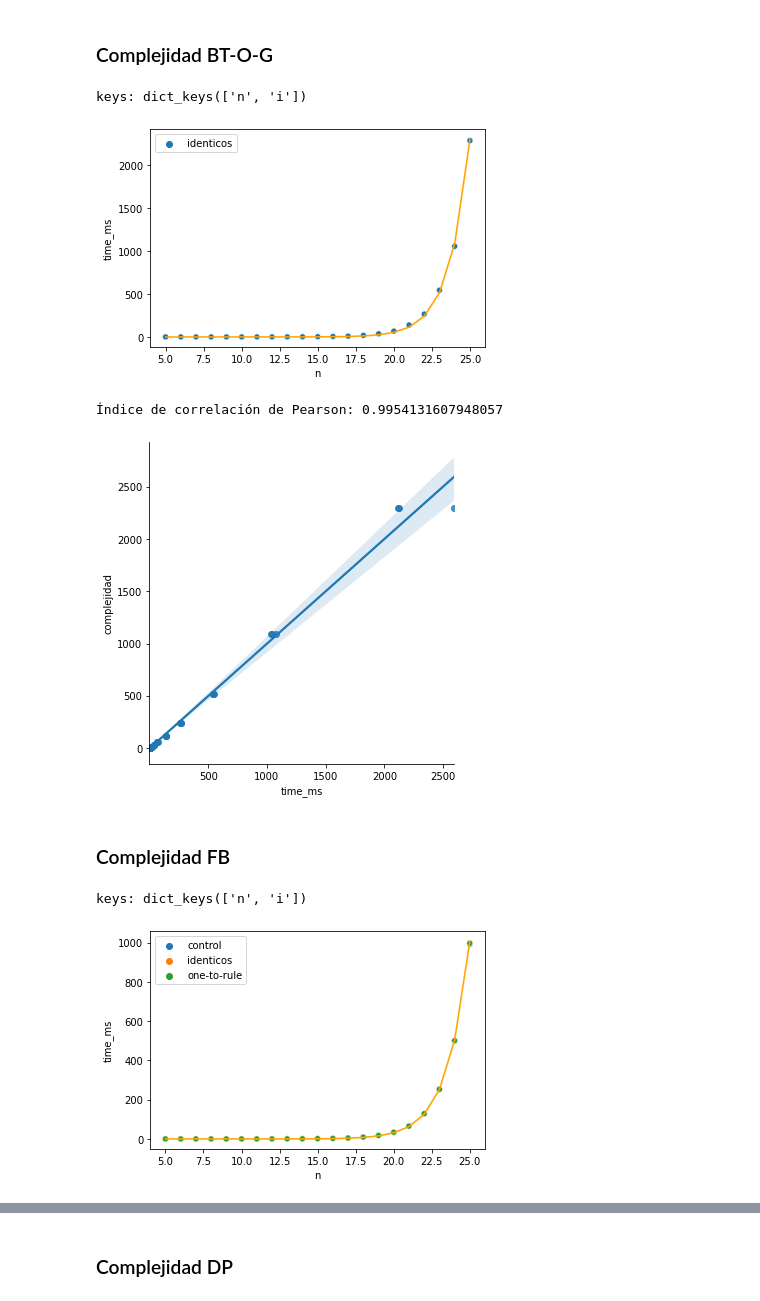
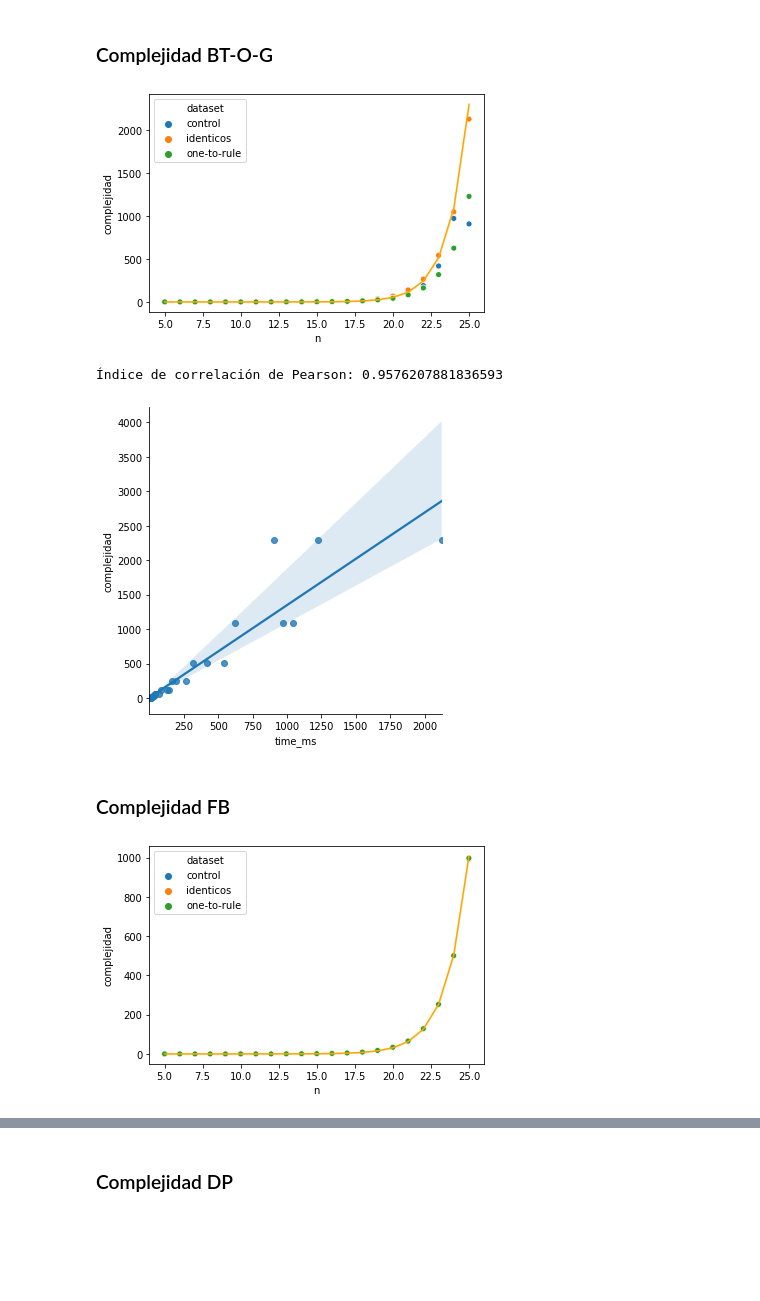
Before and after one commit to mnPanic/algo3-tp1, a Jupyter notebook: jupyter/analisis.ipynb, the cells around one changed output, grey strips where cells are left out. Cells and saved outputs as stored; diff of their text form; code cells hidden in the pictures; blank space fills up the shorter version.

```diff
--- a/jupyter/analisis.ipynb
+++ b/jupyter/analisis.ipynb
@@ -11,6 +11,7 @@ import matplotlib.pyplot as plt
 from typing import Dict
 # %%
 # Leemos los resultados para luego analizar cada dataset/experimento
+sns.set_style("whitegrid")
 df_results = pd.read_csv("resultados.csv")
 # %%
 # instancias/control/n_19-i_1.in
@@ -29,11 +30,14 @@ def parse_instance(filename: str) -> Dict[str, str]:
 
 def generate_attrs(df: pd.DataFrame) -> pd.DataFrame:
     df = df.copy()
-    attrs = parse_filename(df["instance"].iloc[0])
+    attrs = parse_instance(df["instance"].iloc[0])
     for k in attrs.keys():
         df[k] = df["instance"].map(lambda r: int(parse_instance(r)[k]))
 
     return df
+
+def correlacion_pearson(data_frame, columna1, columna2):
+    return np.corrcoef(data_frame[columna1], data_frame[columna2])[0,1];
 # %% [markdown]
 ### Complejidad BT-F
 # %%
@@ -77,29 +76,27 @@ def correlacion_pearson(data_frame, columna1, columna2):
 # %%
-df = generate_attrs(df_results[(df_results["algorithm"] == "BT-O-G") & (df_results["dataset"] == "identicos")])
-g = df.groupby(["dataset", "n"]).mean()
+df = generate_attrs(df_results[(df_results["algorithm"] == "BT-O-G")]) # & (df_results["dataset"] == "identicos")])
+df["complejidad"] = (2.0 ** df["n"]) * (np.log(df["n"]) * df["n"]) * 0.00000085 # Exponencial
+g = df.groupby(["dataset", "n"], as_index=False).median()
 sns.scatterplot(data=g, x="n", y="time_ms", hue="dataset")
 
-df["complejidad"] = (2.0 ** df["n"]) * (np.log(df["n"]) * df["n"]) * 0.00000085 # Exponencial
 fig = sns.lineplot(data=df, x='n', y='complejidad', color="orange")
 # %% [output]
-keys: dict_keys(['n', 'i'])
-[figure, old version]
+[figure, new version]
 # %%
-fig = sns.lmplot(data=df, x="time_ms", y="complejidad");
+fig = sns.lmplot(data=g, x="time_ms", y="complejidad");
 print("Índice de correlación de Pearson:", correlacion_pearson(df, "time_ms", "complejidad"));
 # %% [output]
-Índice de correlación de Pearson: 0.9954131607948057
+Índice de correlación de Pearson: 0.9576207881836593
-[figure, old version]
+[figure, new version]
 # %% [markdown]
 ### Complejidad FB
 # %%
 df = generate_attrs(df_results[df_results["algorithm"] == "FB"])
-g = df.groupby(["dataset", "n"]).mean()
+df["complejidad"] = (2.0 ** df["n"]) * 0.00003 # Exponencial
+g = df.groupby(["dataset", "n"], as_index=False).mean()
 sns.scatterplot(data=g, x="n", y="time_ms", hue="dataset")
 
-df["complejidad"] = (2.0 ** df["n"]) * 0.00003 # Exponencial
 fig = sns.lineplot(data=df, x='n', y='complejidad', color="orange")
 # %% [output]
-keys: dict_keys(['n', 'i'])
-[figure, old version]
+[figure, new version]
 # %%
```
Also changed, not shown: parts of 34 cells of this notebook, 2 other files.
